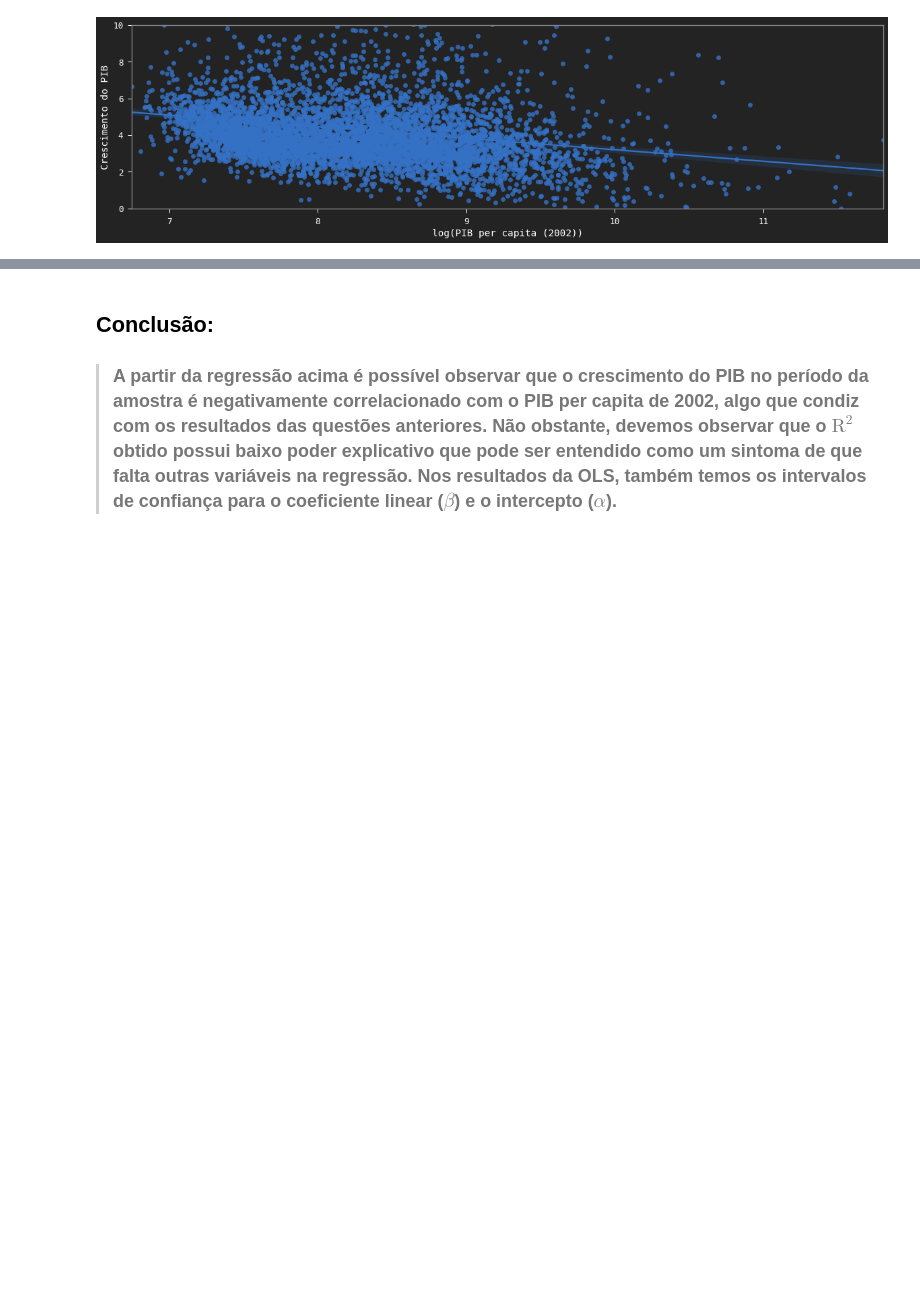
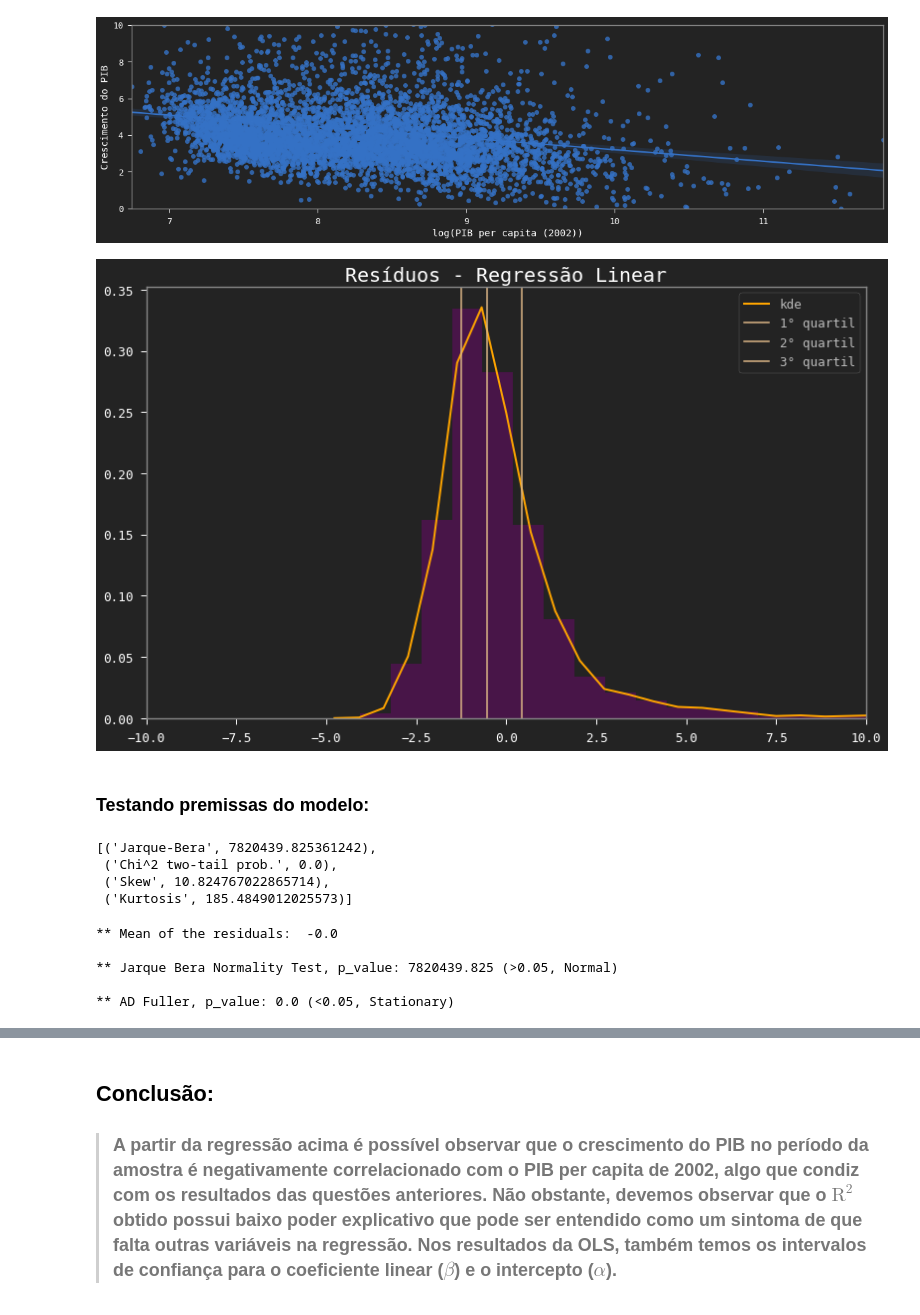
Before and after one commit to danielnrocha/Convergencia_PIB_Municipios, a Jupyter notebook: ConvergenciaMunicipios.ipynb, the cells around one changed output, grey strips where cells are left out. Drawn from its saved outputs; the diff is of its cells as text; code cells hidden in the pictures; blank space fills up the shorter version.

```diff
--- a/ConvergenciaMunicipios.ipynb
+++ b/ConvergenciaMunicipios.ipynb
@@ -688,3 +688,26 @@ plt.xlabel('log(PIB per capita (2002))')
 plt.ylabel('Crescimento do PIB');
 # %% [output]
 [figure]
+# %%
+sns.distplot(model.resid,bins=100,color='purple',kde_kws={"color":"orange",'lw':2,'label':'kde'})
+quantile = np.quantile(model.resid,[0.25,0.5,0.75])
+for i in range(1,4):
+    plt.axvline(x=quantile[i-1],color='burlywood',label=str(i)+'° quartil')
+plt.legend()
+plt.xlim(-10,10)
+plt.title('Resíduos - Regressão Linear');
+# %% [output]
+[figure, added]
+# %% [markdown]
+### Testando premissas do modelo:
+# %%
+from statsmodels.compat import lzip
+import statsmodels.stats.api as sms
+name = ['Jarque-Bera', 'Chi^2 two-tail prob.', 'Skew', 'Kurtosis']
+test = sms.jarque_bera(model.resid)
+lzip(name, test)
+# %% [output]
+[('Jarque-Bera', 7820439.825361242),
+ ('Chi^2 two-tail prob.', 0.0),
+ ('Skew', 10.824767022865714),
+ ('Kurtosis', 185.4849012025573)]
@@ -690,0 +718,10 @@ plt.ylabel('Crescimento do PIB');
+# %%
+print("** Mean of the residuals: ", np.around(resid_mean,2))
+print("\n** Jarque Bera Normality Test, p_value:", np.around(lzip(name, test)[0][1],3), "(>0.05, Normal)" if (lzip(name, test)[0][1]>0.05) else "(<0.05, Not-normal)")
+print("\n** AD Fuller, p_value:", np.around(adfuller_p,3), "(>0.05, Non-stationary)" if (adfuller_p > 0.05) else "(<0.05, Stationary)")
+# %% [output]
+** Mean of the residuals:  -0.0
+
+** Jarque Bera Normality Test, p_value: 7820439.825 (>0.05, Normal)
+
+** AD Fuller, p_value: 0.0 (<0.05, Stationary)
```
Also changed, not shown: parts of 12 cells of this notebook.
